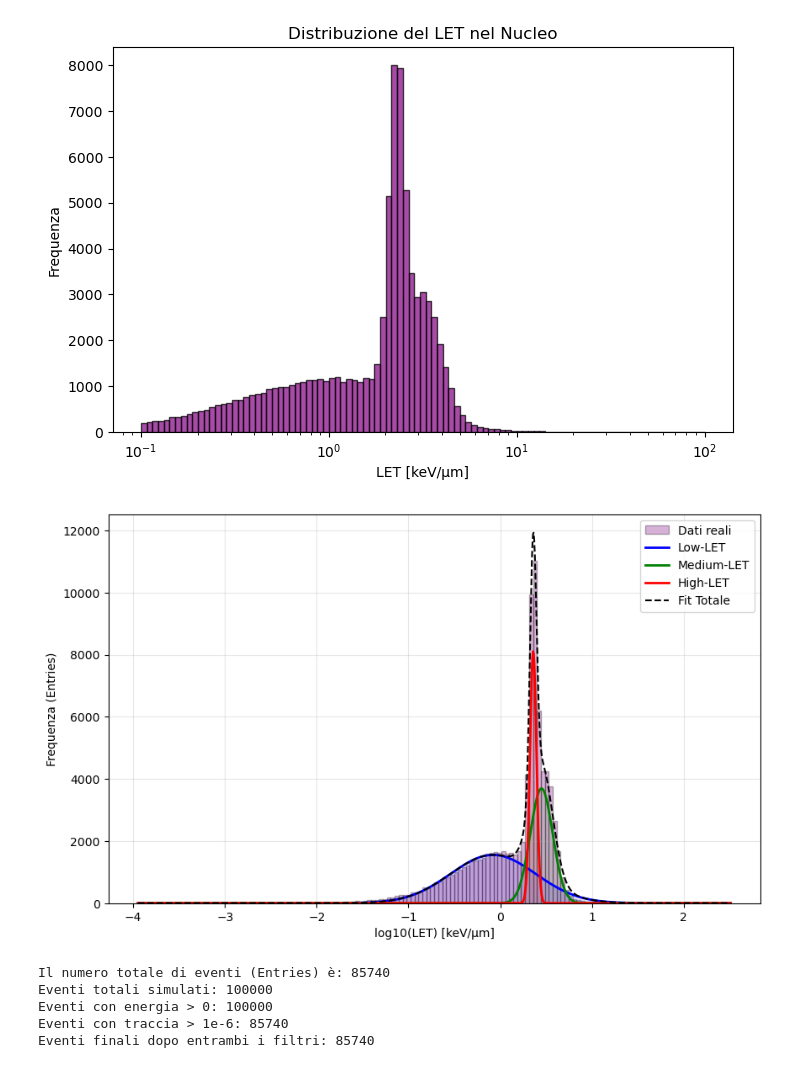
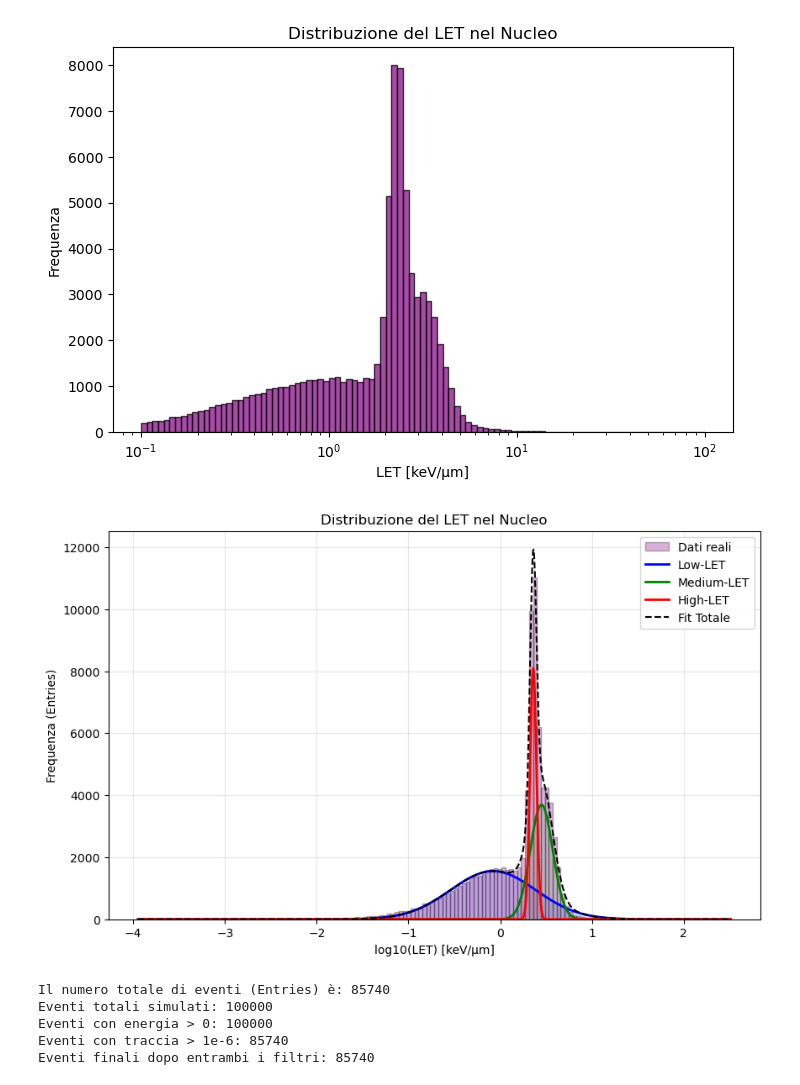
Before and after one commit to michelepascazio28-dot/Rame, a Jupyter notebook: Analysis.ipynb, the cells around one changed output. Drawn from its saved outputs; the diff is of its cells as text; code cells hidden in the pictures.

```diff
--- a/Analysis.ipynb
+++ b/Analysis.ipynb
@@ -124,3 +124,28 @@ plt.show()
 # Cioè abbiamo dato vita ad un grafico che mostra non solo la distribuzione dei punti, ma anche la loro densità, evidenziando le regioni in cui gli eventi sono più frequenti. Questo l'abbiamo fatto usando una tecnica chiamata Kernel Density Estimation (KDE) per stimare la densità dei punti nello spazio (x, y) e colorando i punti in base a questa densità. In questo modo, possiamo facilmente identificare le aree del grafico dove gli eventi sono più concentrati, il che è particolarmente utile quando si lavora con dati logaritmici e distribuzioni ampie come nel caso della firma Auger.
 # %% [output]
 [figure]
+# %%
+# 1. Facciamo la stessa cosa per il tracciato totale
+x = df['TotalTrackLength_um']
+y = df['EdepNuc_keV']
+
+# 2. Calcoliamo la densità dei punti (Kernel Density Estimation)
+xy = np.vstack([x, y])
+z = gaussian_kde(xy)(xy)
+
+# 3. Ordiniamo i punti per densità (così quelli più densi stanno "sopra")
+idx = z.argsort()
+x, y, z = x.iloc[idx], y.iloc[idx], z[idx]
+
+# 4. Creiamo lo scatter plot colorato per densità
+plt.figure(figsize=(9, 6))
+sc = plt.scatter(x, y, c=z, s=15, cmap='magma') # 'inferno' è ottimo per vedere il 'caldo'
+plt.colorbar(sc, label='Densità di eventi (Frequenza)')
+
+plt.xscale('log')
+plt.yscale('log')
+plt.title('Firma Auger: Densità degli eventi per TotalTrackLength')
+plt.xlabel('Lunghezza del tracciato [µm] (Log)')
+plt.ylabel('Edep [keV] (Log)')
+plt.grid(True, which="both", ls="-", alpha=0.3)
+plt.show()
@@ -178,34 +205,35 @@ def triple_gaussian(x, a1, mu1, sigma1, a2, mu2, sigma2, a3, mu3, sigma3):
 p0 = [0.4, -0.3, 0.5,   0.3, 0.25, 0.1,   2.0, 0.45, 0.03]
 lower_bounds = [0.0, -1.5, 0.02,   0.0, 0.1, 0.05,   0.0, 0.3, 0.01]
 upper_bounds = [1.0, 0.0, 1.0,   1.0, 0.45, 0.5,   5.0, 0.6, 0.1]
 
 params, _ = curve_fit(triple_gaussian, bin_centers, hist, p0=p0,
                       bounds=(lower_bounds, upper_bounds), maxfev=5000)
 
 # 5. PLOTTING
 plt.figure(figsize=(10, 6))
 plt.hist(log_let, bins=bins, density=False, color='purple', alpha=0.3, edgecolor='black', label='Dati reali')
 
 x = np.linspace(log_let.min(), log_let.max(), 1000)
 colors = ['blue', 'green', 'red']
 labels = ['Low-LET', 'Medium-LET', 'High-LET']
 
 for i in range(3):
     p = params[i*3 : i*3+3]
     y = gaussian(x, *p) * N_total * bin_width
     plt.plot(x, y, color=colors[i], label=labels[i], lw=2)
     plt.fill_between(x, y, color=colors[i], alpha=0.1)
 
 y_total = triple_gaussian(x, *params) * N_total * bin_width
 plt.plot(x, y_total, 'k--', label='Fit Totale')
 
 plt.xlabel('log10(LET) [keV/µm]')
 plt.ylabel('Frequenza (Entries)')
+plt.title('Distribuzione del LET nel Nucleo')
 plt.legend()
 plt.grid(True, alpha=0.3)
 plt.show()
 # %% [output]
-[figure, old version]
+[figure, new version]
 # %%
 
 n_total = len(log_let)
```
Also changed, not shown: parts of 3 cells of this notebook.
